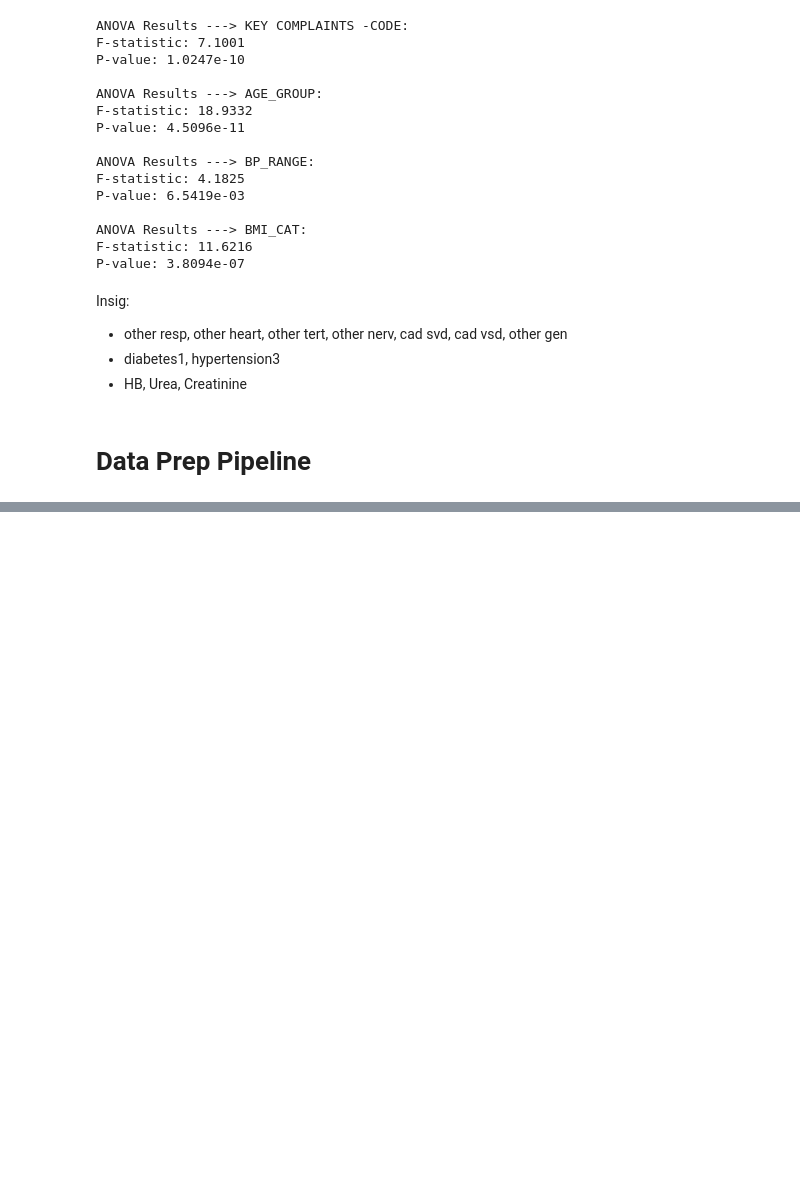
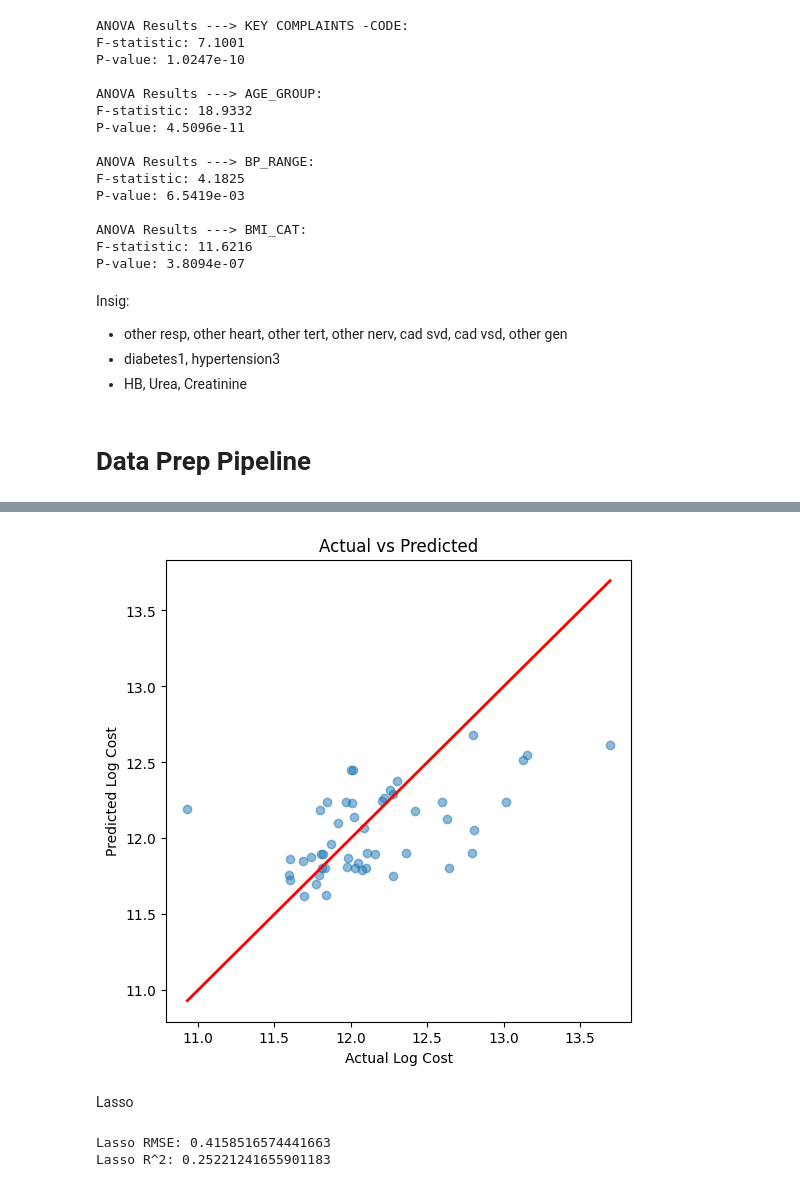
Before and after one commit to lmills724/Package-Pricing-Mission-Hospital-Project, a Jupyter notebook: pricing-predictions.ipynb, the cells around one changed output, grey strips where cells are left out. Saved outputs shown, nothing was run; the diff lists cells and outputs as text; code cells hidden in the pictures; blank space fills up the shorter version.

Commit message:
Added linear models

```diff
--- a/pricing-predictions.ipynb
+++ b/pricing-predictions.ipynb
@@ -312,0 +351,14 @@ Insig:
+# %%
+# Model
+lr = LinearRegression()
+lr.fit(X_train, y_train)
+
+# Predict
+y_pred = lr.predict(X_test)
+
+# Evaluate
+rmse = np.sqrt(mean_squared_error(y_test, y_pred))
+r2 = r2_score(y_test, y_pred)
+
+print(f"Linear Regression RMSE: {rmse:.4f}")
+print(f"Linear Regression R^2: {r2:.4f}")
@@ -312,0 +396,23 @@ Insig:
+# %%
+plt.figure(figsize=(6,6))
+plt.scatter(y_test, y_pred, alpha=0.5)
+plt.plot([y_test.min(), y_test.max()], [y_test.min(), y_test.max()], color='red', lw=2)
+plt.xlabel('Actual Log Cost')
+plt.ylabel('Predicted Log Cost')
+plt.title('Actual vs Predicted')
+plt.show()
+# %% [output]
+[figure, added]
+# %% [markdown]
+Lasso
+# %%
+lasso = LassoCV(cv=5, random_state=42)
+lasso.fit(X_train, y_train)
+
+y_pred_lasso = lasso.predict(X_test)
+
+print("Lasso RMSE:", np.sqrt(mean_squared_error(y_test, y_pred_lasso)))
+print("Lasso R^2:", r2_score(y_test, y_pred_lasso))
+# %% [output]
+Lasso RMSE: 0.4158516574441663
+Lasso R^2: 0.25221241655901183
```
Also changed, not shown: parts of 9 cells of this notebook.
